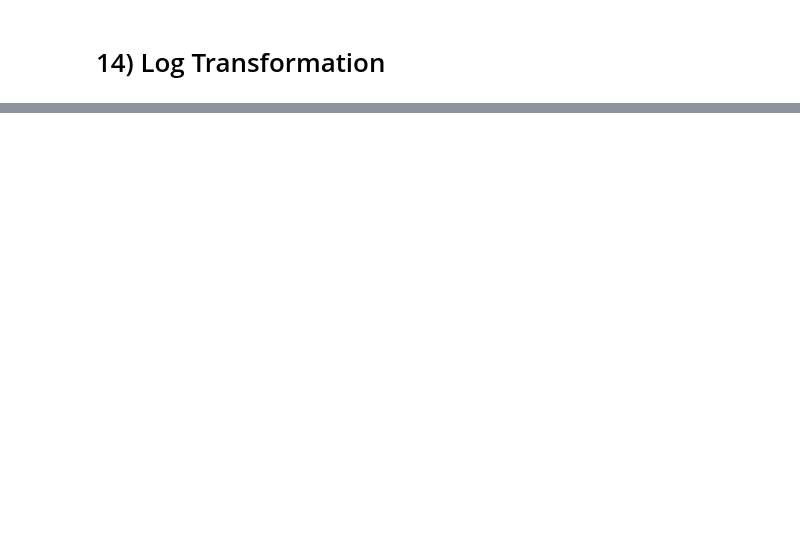
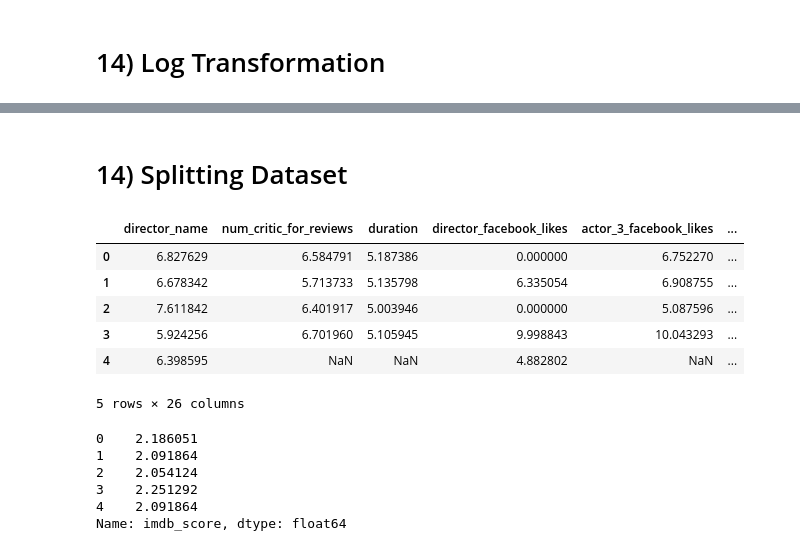
Before and after one commit to its-me-abhishek/imdb-movie-sentiment, a Jupyter notebook: imdb-sentiment-analysis.ipynb, the cells around one changed output, grey strips where cells are left out. Cells and saved outputs as stored; diff of their text form; code cells hidden in the pictures; blank space fills up the shorter version.

```diff
--- a/imdb-sentiment-analysis.ipynb
+++ b/imdb-sentiment-analysis.ipynb
@@ -366,0 +448,24 @@ TypeError: can only concatenate str (not "int") to str
+# %% [markdown]
+# 14) Splitting Dataset
+# %%
+X = df_movies.drop(labels=["imdb_score", "color"], axis=1)
+Y = df_movies["imdb_score"]
+# %%
+X.head()
+# %% [output]
+|  | director_name | num_critic_for_reviews | duration | director_facebook_likes | actor_3_facebook_likes | ... |
+| 0 | 6.827629 | 6.584791 | 5.187386 | 0.000000 | 6.752270 | ... |
+| 1 | 6.678342 | 5.713733 | 5.135798 | 6.335054 | 6.908755 | ... |
+| 2 | 7.611842 | 6.401917 | 5.003946 | 0.000000 | 5.087596 | ... |
+| 3 | 5.924256 | 6.701960 | 5.105945 | 9.998843 | 10.043293 | ... |
+| 4 | 6.398595 | NaN | NaN | 4.882802 | NaN | ... |
+5 rows × 26 columns
+# %%
+Y.head()
+# %% [output]
+0    2.186051
+1    2.091864
+2    2.054124
+3    2.251292
+4    2.091864
+Name: imdb_score, dtype: float64
```
Also changed, not shown: parts of 14 cells of this notebook.
